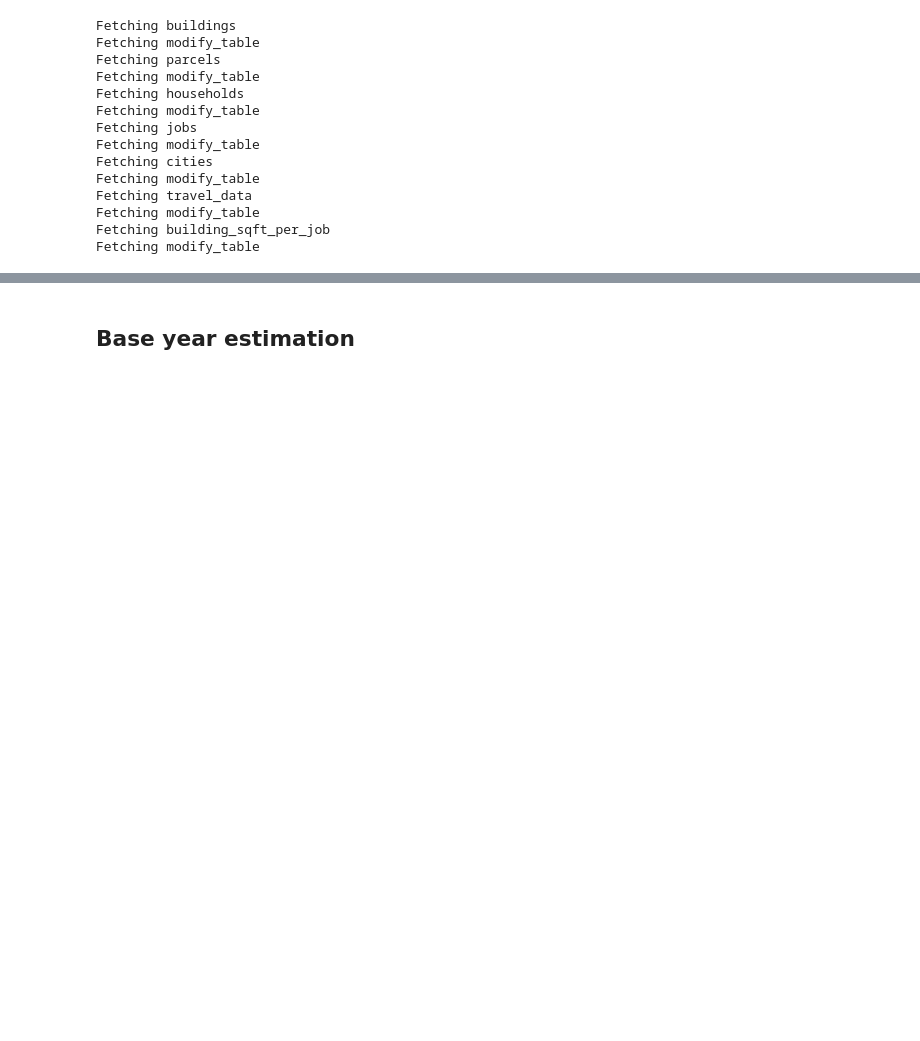
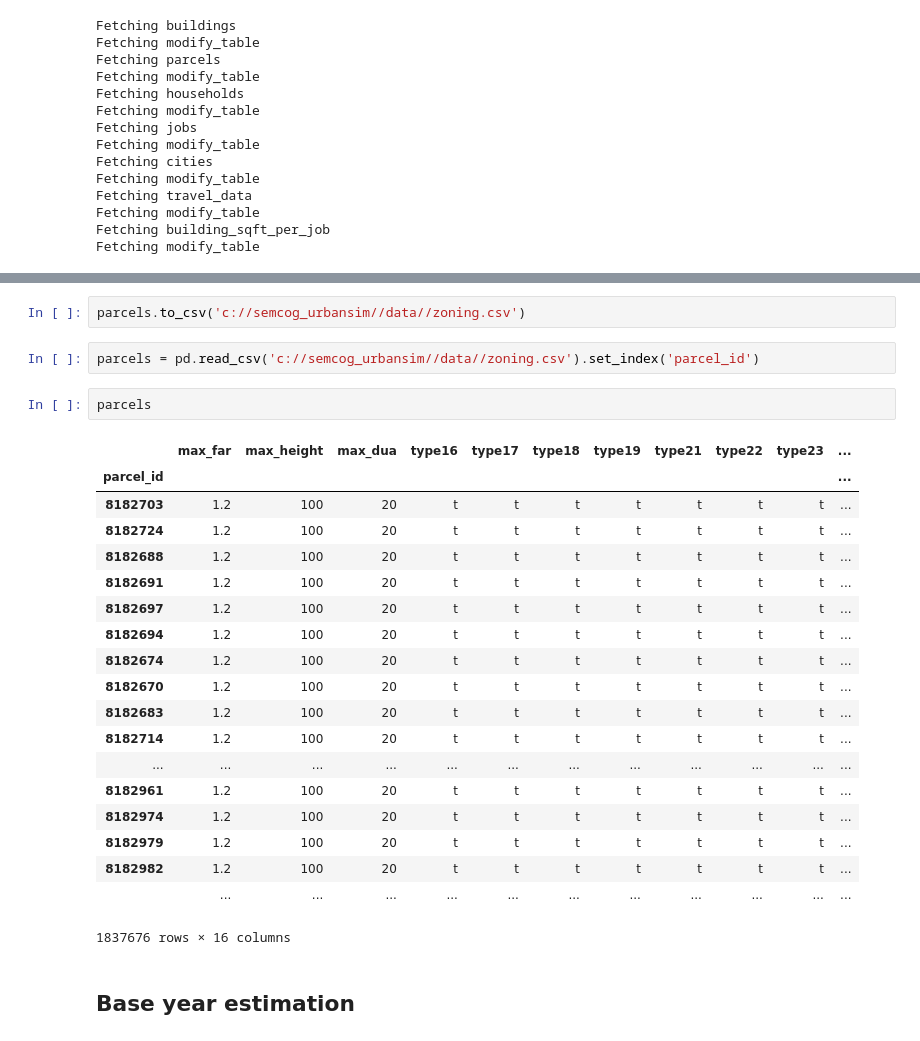
Before and after one commit to SEMCOG/semcog_urbansim, a Jupyter notebook: proforma3.ipynb, the cells around one changed output, grey strips where cells are left out. Cells and saved outputs as stored; diff of their text form; blank space fills up the shorter version.

Commit message:
zoning feasibility file

```diff
--- a/proforma3.ipynb
+++ b/proforma3.ipynb
@@ -25,3 +40,29 @@ Fetching modify_table
+# %%
+parcels.to_csv('c://semcog_urbansim//data//zoning.csv')
+# %%
+parcels = pd.read_csv('c://semcog_urbansim//data//zoning.csv').set_index('parcel_id')
+# %%
+parcels
+# %% [output]
+|  | max_far | max_height | max_dua | type16 | type17 | type18 | type19 | type21 | type22 | type23 | ... |
+| parcel_id |  |  |  |  |  |  |  |  |  |  | ... |
+| 8182703 | 1.2 | 100 | 20 | t | t | t | t | t | t | t | ... |
+| 8182724 | 1.2 | 100 | 20 | t | t | t | t | t | t | t | ... |
+| 8182688 | 1.2 | 100 | 20 | t | t | t | t | t | t | t | ... |
+| 8182691 | 1.2 | 100 | 20 | t | t | t | t | t | t | t | ... |
+| 8182697 | 1.2 | 100 | 20 | t | t | t | t | t | t | t | ... |
+| 8182694 | 1.2 | 100 | 20 | t | t | t | t | t | t | t | ... |
+| 8182674 | 1.2 | 100 | 20 | t | t | t | t | t | t | t | ... |
+| 8182670 | 1.2 | 100 | 20 | t | t | t | t | t | t | t | ... |
+| 8182683 | 1.2 | 100 | 20 | t | t | t | t | t | t | t | ... |
+| 8182714 | 1.2 | 100 | 20 | t | t | t | t | t | t | t | ... |
+| ... | ... | ... | ... | ... | ... | ... | ... | ... | ... | ... | ... |
+| 8182961 | 1.2 | 100 | 20 | t | t | t | t | t | t | t | ... |
+| 8182974 | 1.2 | 100 | 20 | t | t | t | t | t | t | t | ... |
+| 8182979 | 1.2 | 100 | 20 | t | t | t | t | t | t | t | ... |
+| 8182982 | 1.2 | 100 | 20 | t | t | t | t | t | t | t | ... |
+|  | ... | ... | ... | ... | ... | ... | ... | ... | ... | ... | ... |
+1837676 rows × 16 columns
 # %% [markdown]
 ## Base year estimation
 # %%
```
Also changed, not shown: parts of 2 cells of this notebook, 1 other file.
